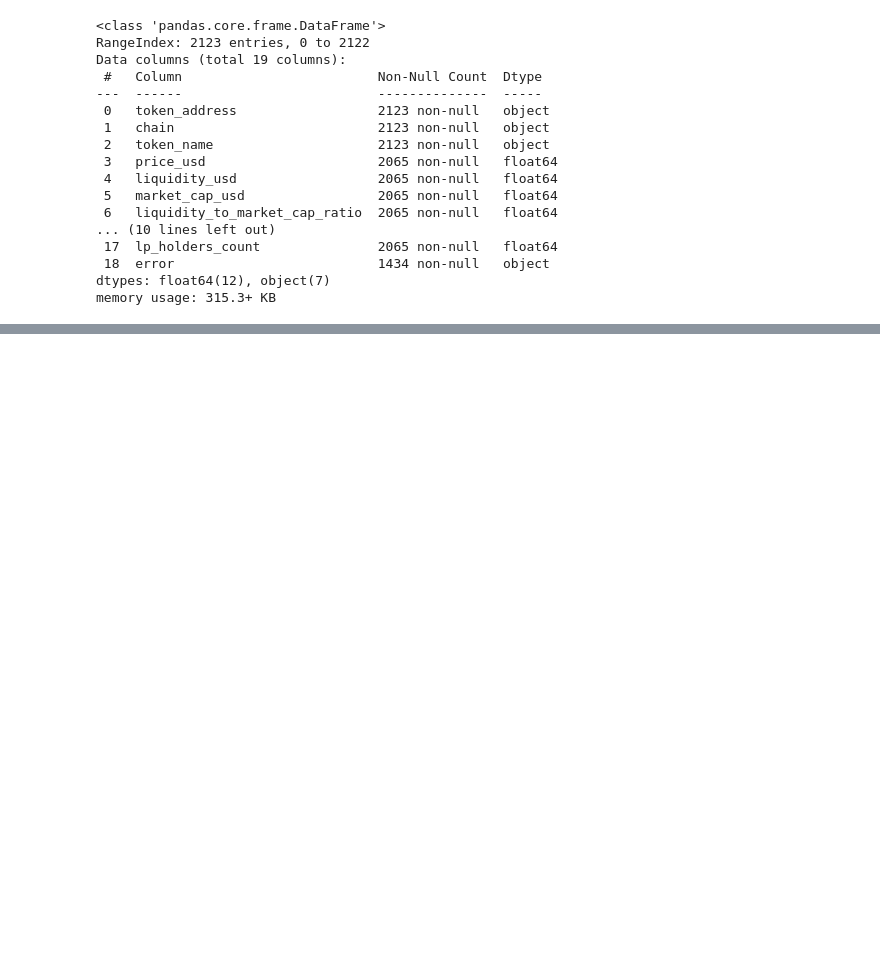
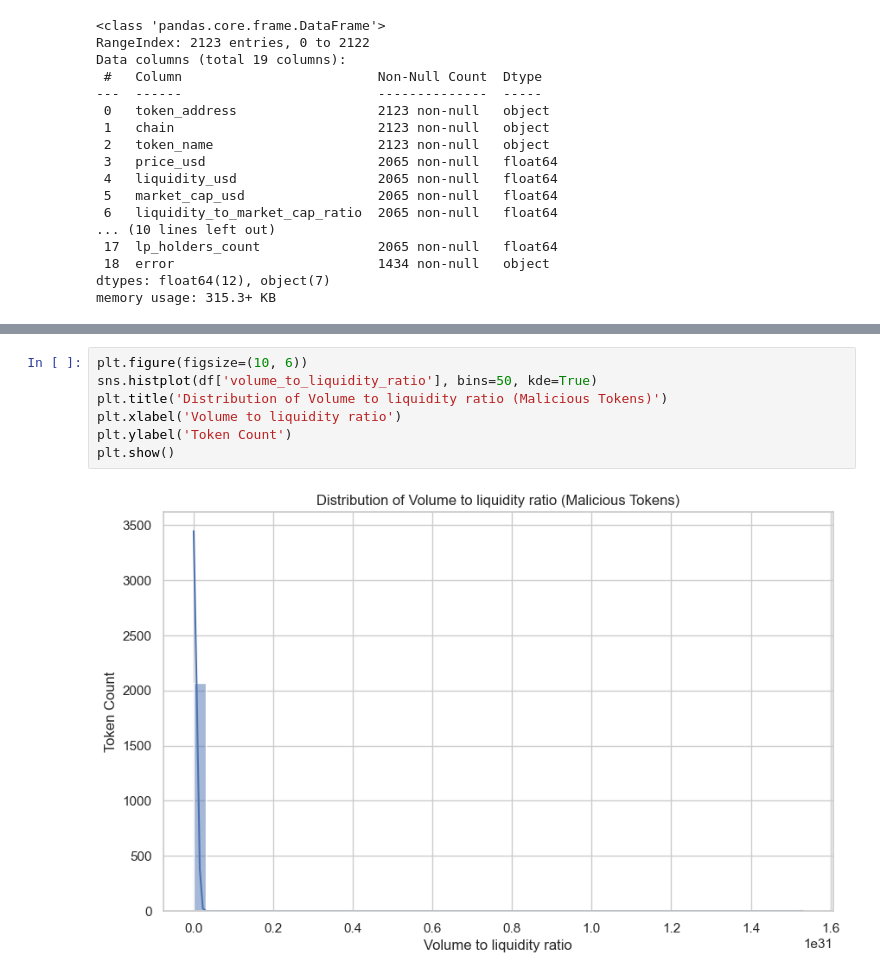
Before and after one commit to all-1807355/token-analyzer, a Jupyter notebook: data_analysis/liquidity_analysis.ipynb, the cells around one changed output, grey strips where cells are left out. Drawn from its saved outputs; the diff is of its cells as text; blank space fills up the shorter version.

```diff
--- a/data_analysis/liquidity_analysis.ipynb
+++ b/data_analysis/liquidity_analysis.ipynb
@@ -27,0 +149,9 @@ memory usage: 315.3+ KB
+# %%
+plt.figure(figsize=(10, 6))
+sns.histplot(df['volume_to_liquidity_ratio'], bins=50, kde=True)
+plt.title('Distribution of Volume to liquidity ratio (Malicious Tokens)')
+plt.xlabel('Volume to liquidity ratio')
+plt.ylabel('Token Count')
+plt.show()
+# %% [output]
+[figure, added]
```
Also changed, not shown: parts of 14 cells of this notebook, 1 other file.
